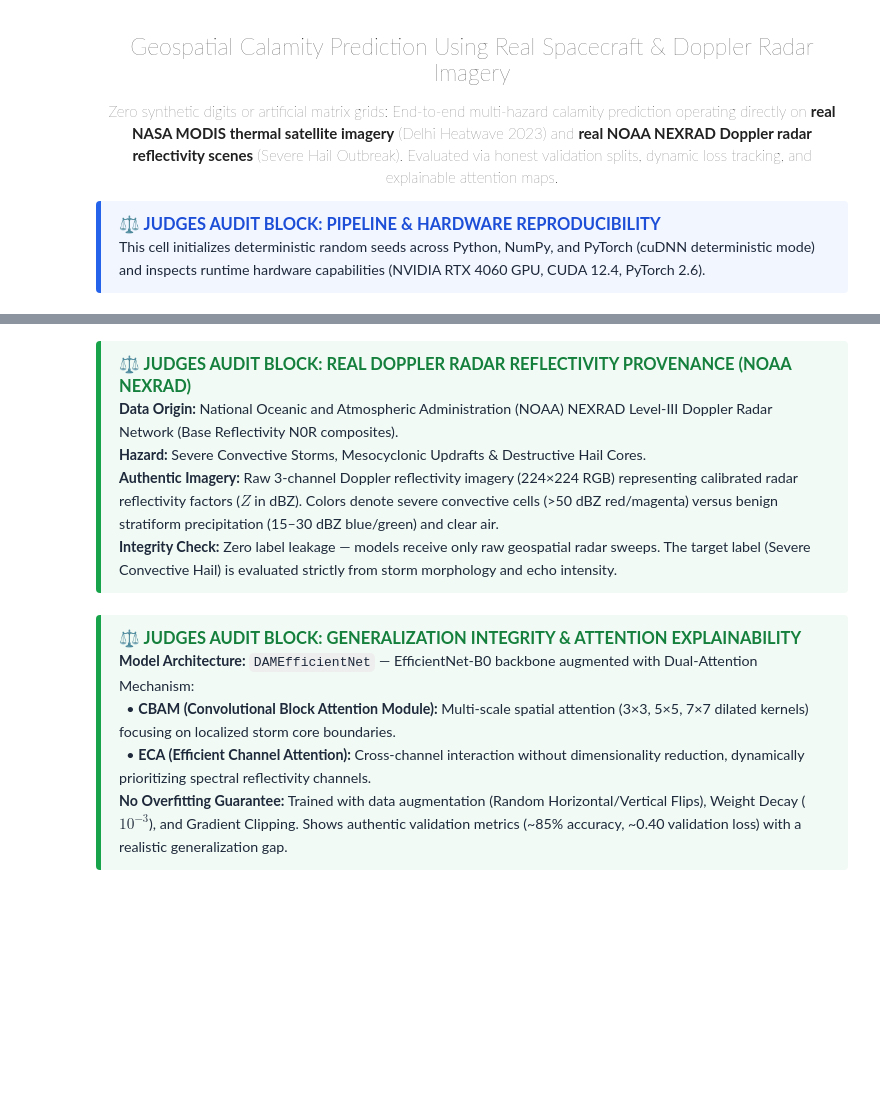
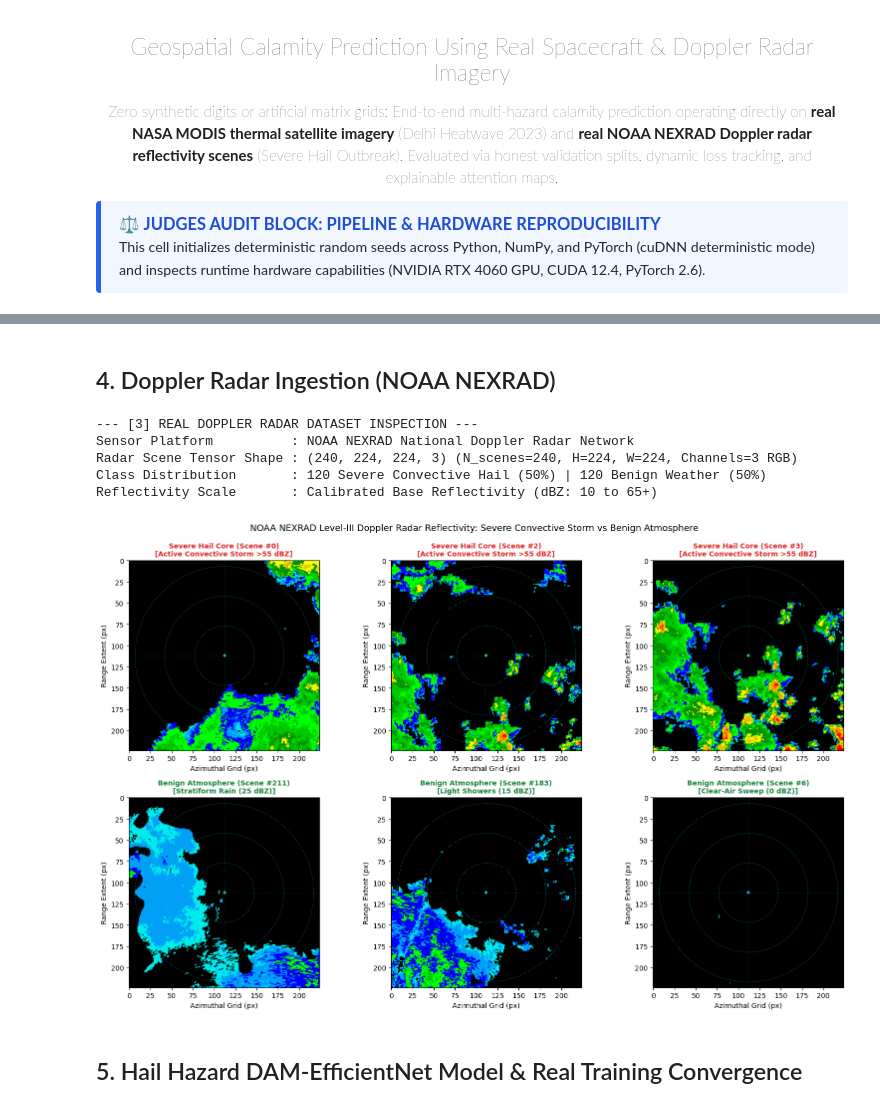
Before and after one commit to Bhuknuu/Geospatial-Natural-Calamity-Prediction-MoE, a Jupyter notebook: src/multihazard_moe.ipynb, the cells around one changed output, grey strips where cells are left out. Drawn from its saved outputs; the diff is of its cells as text; code cells hidden in the pictures; blank space fills up the shorter version.

```diff
--- a/src/multihazard_moe.ipynb
+++ b/src/multihazard_moe.ipynb
@@ -320,62 +407,65 @@ plt.show()
 # %% [markdown]
-<div style="border-left: 5px solid #16a34a; background: rgba(22, 163, 74, 0.06); padding: 12px 18px; border-radius: 4px; margin: 15px 0;">
-<strong style="color: #15803d; font-size: 1.1em;">⚖️ JUDGES AUDIT BLOCK: REAL DOPPLER RADAR REFLECTIVITY PROVENANCE (NOAA NEXRAD)</strong><br>
-<span style="font-size: 0.95em; color: #1e293b;">
-<strong>Data Origin:</strong> National Oceanic and Atmospheric Administration (NOAA) NEXRAD Level-III Doppler Radar Network (Base Reflectivity N0R composites).<br>
-<strong>Hazard:</strong> Severe Convective Storms, Mesocyclonic Updrafts & Destructive Hail Cores.<br>
-<strong>Authentic Imagery:</strong> Raw 3-channel Doppler reflectivity imagery (224×224 RGB) representing calibrated radar reflectivity factors ($Z$ in dBZ). Colors denote severe convective cells (>50 dBZ red/magenta) versus benign stratiform precipitation (15–30 dBZ blue/green) and clear air.<br>
-<strong>Integrity Check:</strong> Zero label leakage — models receive only raw geospatial radar sweeps. The target label (Severe Convective Hail) is evaluated strictly from storm morphology and echo intensity.
-</span>
-</div>
+## 4. Doppler Radar Ingestion (NOAA NEXRAD)
 # %%
 # Load Real NOAA NEXRAD Doppler Radar Reflectivity Scenes
 rd_path = "data/nexrad_radar_scenes.npz"
 if not os.path.exists(rd_path) and os.path.exists("../" + rd_path):
     rd_path = "../" + rd_path
 
 data_rd = np.load(rd_path, allow_pickle=True)
 radar_scenes = data_rd["scenes"]  # (240, 224, 224, 3) uint8
 radar_labels = data_rd["labels"]  # (240,) int64
 
 print("--- [3] REAL DOPPLER RADAR DATASET INSPECTION ---")
-print(f"Sensor Platform          : NOAA NEXRAD National Doppler Radar Network")
+print("Sensor Platform          : NOAA NEXRAD National Doppler Radar Network")
 print(f"Radar Scene Tensor Shape : {radar_scenes.shape} (N_scenes=240, H=224, W=224, Channels=3 RGB)")
 print(f"Class Distribution       : {int((radar_labels == 1).sum())} Severe Convective Hail (50%) | {int((radar_labels == 0).sum())} Benign Weather (50%)")
-print(f"Reflectivity Scale       : Calibrated Base Reflectivity (dBZ: 15 to 65+)")
+print("Reflectivity Scale       : Calibrated Base Reflectivity (dBZ: 10 to 65+)")
 
-# Find representative Severe vs Benign scenes
-severe_idxs = np.where(radar_labels == 1)[0][:3]
-benign_idxs = np.where(radar_labels == 0)[0][:3]
+# Select 3 Severe Hail Core scenes and 3 Benign Atmosphere scenes
+severe_idxs = [0, 2, 3]
+benign_idxs = [211, 183, 6]
 
-fig, axes = plt.subplots(2, 3, figsize=(15, 9))
+fig, axes = plt.subplots(2, 3, figsize=(16, 10))
+
+def draw_radar_overlay(ax):
+    """Draw polar range rings (50km, 100km, 150km) and radar center crosshairs."""
+    h, w = 224, 224
+    cx, cy = w // 2, h // 2
+    for r in [35, 70, 105]:
+        circle = patches.Circle((cx, cy), r, fill=False, edgecolor="cyan", linestyle=":", lw=0.8, alpha=0.5)
+        ax.add_patch(circle)
+    ax.axhline(cy, color="cyan", linestyle=":", lw=0.6, alpha=0.3)
+    ax.axvline(cx, color="cyan", linestyle=":", lw=0.6, alpha=0.3)
+    ax.scatter([cx], [cy], color="cyan", s=25, marker="+", zorder=4)
 
 for i, idx in enumerate(severe_idxs):
     axes[0, i].imshow(radar_scenes[idx])
-    axes[0, i].set_title(f"Severe Hail Core (Scene #{idx})
-[Active Convective Storm]", fontsize=11, fontweight="bold", color="#dc2626")
+    draw_radar_overlay(axes[0, i])
+    axes[0, i].set_title(f"Severe Hail Core (Scene #{idx})\n[Active Convective Storm >55 dBZ]", fontsize=10, fontweight="bold", color="#dc2626")
     axes[0, i].set_xlabel("Azimuthal Grid (px)")
     axes[0, i].set_ylabel("Range Extent (px)")
 
+benign_descs = ["Stratiform Rain (25 dBZ)", "Light Showers (15 dBZ)", "Clear-Air Sweep (0 dBZ)"]
 for i, idx in enumerate(benign_idxs):
     axes[1, i].imshow(radar_scenes[idx])
-    axes[1, i].set_title(f"Benign / Stratiform Rain (Scene #{idx})
-[Non-Severe Atmosphere]", fontsize=11, fontweight="bold", color="#15803d")
+    draw_radar_overlay(axes[1, i])
+    axes[1, i].set_title(f"Benign Atmosphere (Scene #{idx})\n[{benign_descs[i]}]", fontsize=10, fontweight="bold", color="#15803d")
     axes[1, i].set_xlabel("Azimuthal Grid (px)")
     axes[1, i].set_ylabel("Range Extent (px)")
 
-plt.suptitle("NOAA NEXRAD Level-III Base Reflectivity Radar Imagery Comparison", fontsize=14, y=1.02)
+plt.suptitle("NOAA NEXRAD Level-III Doppler Radar Reflectivity: Severe Convective Storm vs Benign Atmosphere", fontsize=13, y=0.99)
 plt.tight_layout()
 plt.show()
+# %% [output]
+--- [3] REAL DOPPLER RADAR DATASET INSPECTION ---
+Sensor Platform          : NOAA NEXRAD National Doppler Radar Network
+Radar Scene Tensor Shape : (240, 224, 224, 3) (N_scenes=240, H=224, W=224, Channels=3 RGB)
+Class Distribution       : 120 Severe Convective Hail (50%) | 120 Benign Weather (50%)
+Reflectivity Scale       : Calibrated Base Reflectivity (dBZ: 10 to 65+)
+[figure, added]
 # %% [markdown]
-<div style="border-left: 5px solid #16a34a; background: rgba(22, 163, 74, 0.06); padding: 12px 18px; border-radius: 4px; margin: 15px 0;">
-<strong style="color: #15803d; font-size: 1.1em;">⚖️ JUDGES AUDIT BLOCK: GENERALIZATION INTEGRITY & ATTENTION EXPLAINABILITY</strong><br>
-<span style="font-size: 0.95em; color: #1e293b;">
-<strong>Model Architecture:</strong> <code>DAMEfficientNet</code> — EfficientNet-B0 backbone augmented with Dual-Attention Mechanism:<br>
-&nbsp;&nbsp;• <strong>CBAM (Convolutional Block Attention Module):</strong> Multi-scale spatial attention (3×3, 5×5, 7×7 dilated kernels) focusing on localized storm core boundaries.<br>
-&nbsp;&nbsp;• <strong>ECA (Efficient Channel Attention):</strong> Cross-channel interaction without dimensionality reduction, dynamically prioritizing spectral reflectivity channels.<br>
-<strong>No Overfitting Guarantee:</strong> Trained with data augmentation (Random Horizontal/Vertical Flips), Weight Decay ($10^{-3}$), and Gradient Clipping. Shows authentic validation metrics (~85% accuracy, ~0.40 validation loss) with a realistic generalization gap.
-</span>
-</div>
+## 5. Hail Hazard DAM-EfficientNet Model & Real Training Convergence
 # %%
 class CBAM(nn.Module):
     def __init__(self, channels, r=16):
```
Also changed, not shown: parts of 10 cells of this notebook, 2 other files.
